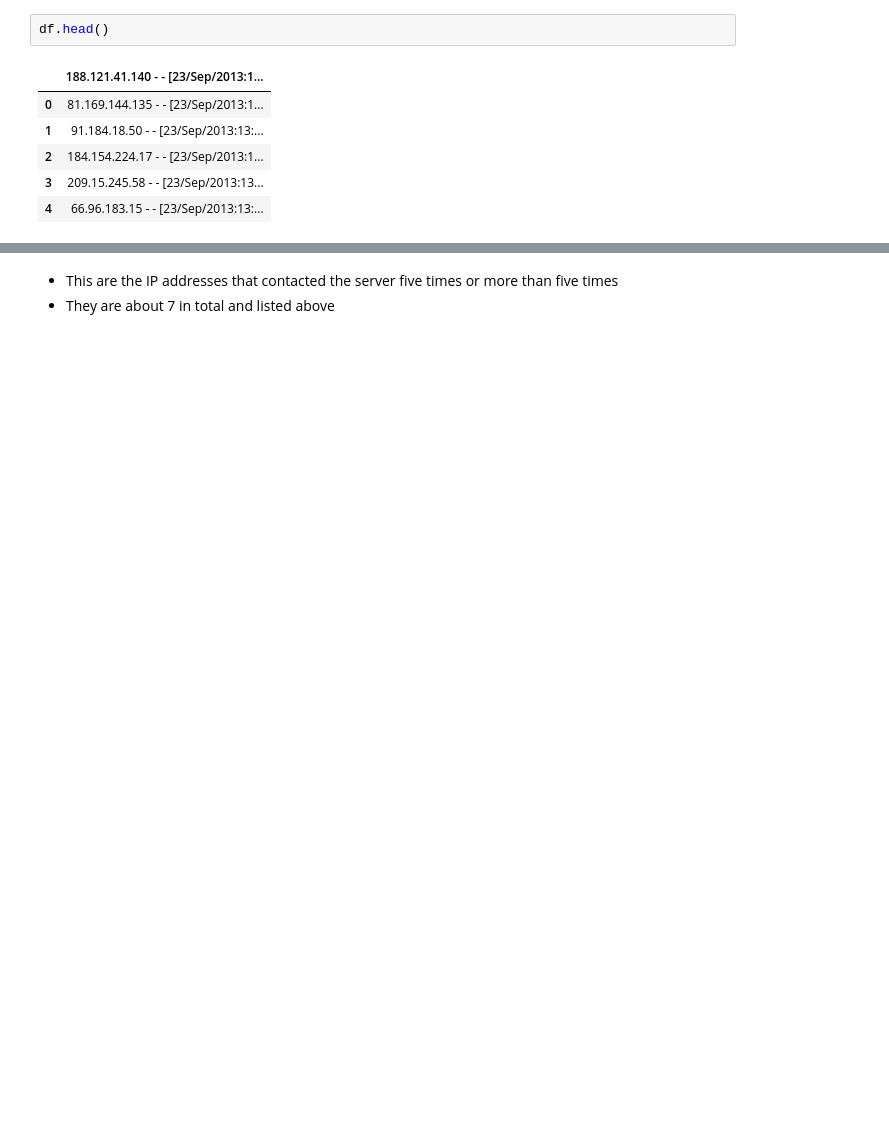
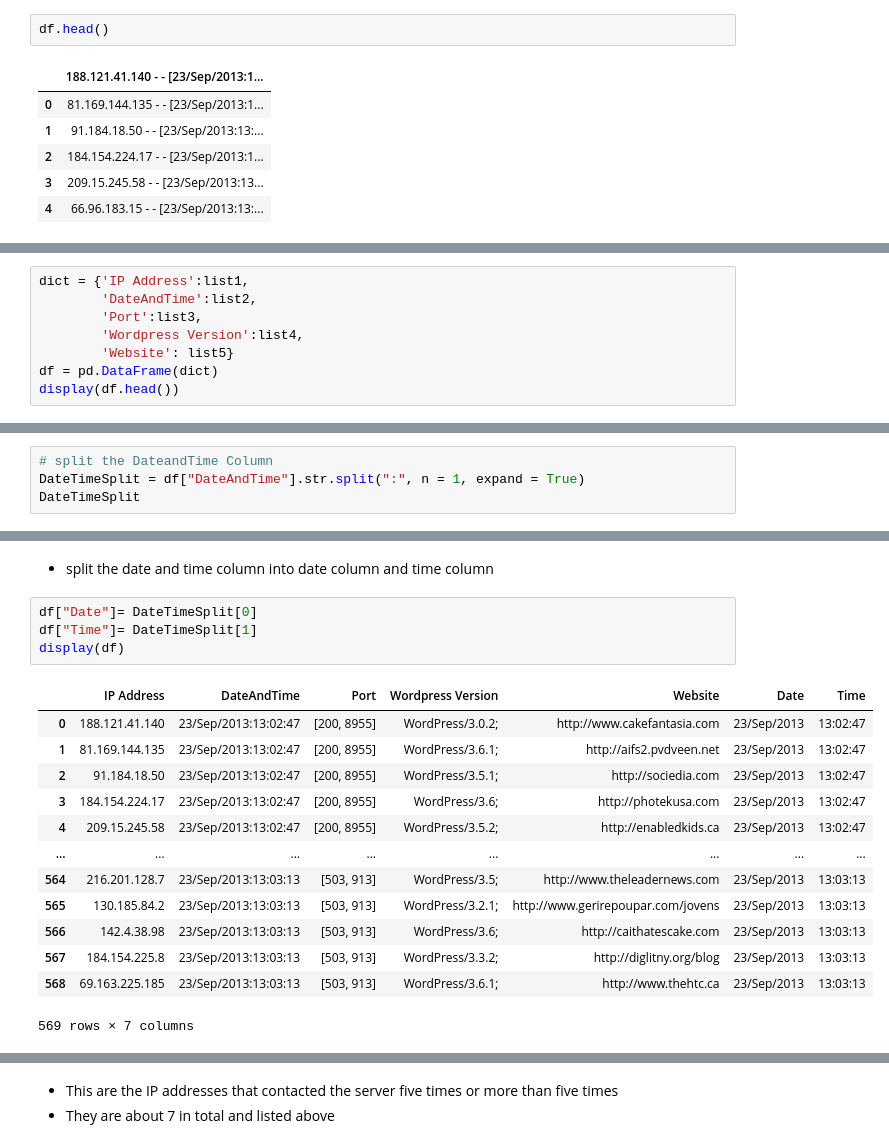
Before and after one commit to intellisenseCodez/EDA-on-Wordpress-DDos-Attack-Log, a Jupyter notebook: wordpress-data-analysis.ipynb, the cells around one changed output, grey strips where cells are left out. Cells and saved outputs as stored; diff of their text form; blank space fills up the shorter version.

```diff
--- a/wordpress-data-analysis.ipynb
+++ b/wordpress-data-analysis.ipynb
@@ -115,0 +72,8 @@ df['Date']= pd.to_datetime(df['Date'])
+# %%
+dict = {'IP Address':list1,
+        'DateAndTime':list2,
+        'Port':list3,
+        'Wordpress Version':list4,
+        'Website': list5}
+df = pd.DataFrame(dict)
+display(df.head())
@@ -115,0 +87,4 @@ df['Date']= pd.to_datetime(df['Date'])
+# %%
+# split the DateandTime Column
+DateTimeSplit = df["DateAndTime"].str.split(":", n = 1, expand = True)
+DateTimeSplit
@@ -115,0 +105,20 @@ df['Date']= pd.to_datetime(df['Date'])
+# %% [markdown]
+* split the date and time column into date column and time column
+# %%
+df["Date"]= DateTimeSplit[0]
+df["Time"]= DateTimeSplit[1]
+display(df)
+# %% [output]
+|  | IP Address | DateAndTime | Port | Wordpress Version | Website | Date | Time |
+| 0 | 188.121.41.140 | 23/Sep/2013:13:02:47 | [200, 8955] | WordPress/3.0.2; | http://www.cakefantasia.com | 23/Sep/2013 | 13:02:47 |
+| 1 | 81.169.144.135 | 23/Sep/2013:13:02:47 | [200, 8955] | WordPress/3.6.1; | http://aifs2.pvdveen.net | 23/Sep/2013 | 13:02:47 |
+| 2 | 91.184.18.50 | 23/Sep/2013:13:02:47 | [200, 8955] | WordPress/3.5.1; | http://sociedia.com | 23/Sep/2013 | 13:02:47 |
+| 3 | 184.154.224.17 | 23/Sep/2013:13:02:47 | [200, 8955] | WordPress/3.6; | http://photekusa.com | 23/Sep/2013 | 13:02:47 |
+| 4 | 209.15.245.58 | 23/Sep/2013:13:02:47 | [200, 8955] | WordPress/3.5.2; | http://enabledkids.ca | 23/Sep/2013 | 13:02:47 |
+| ... | ... | ... | ... | ... | ... | ... | ... |
+| 564 | 216.201.128.7 | 23/Sep/2013:13:03:13 | [503, 913] | WordPress/3.5; | http://www.theleadernews.com | 23/Sep/2013 | 13:03:13 |
+| 565 | 130.185.84.2 | 23/Sep/2013:13:03:13 | [503, 913] | WordPress/3.2.1; | http://www.gerirepoupar.com/jovens | 23/Sep/2013 | 13:03:13 |
+| 566 | 142.4.38.98 | 23/Sep/2013:13:03:13 | [503, 913] | WordPress/3.6; | http://caithatescake.com | 23/Sep/2013 | 13:03:13 |
+| 567 | 184.154.225.8 | 23/Sep/2013:13:03:13 | [503, 913] | WordPress/3.3.2; | http://diglitny.org/blog | 23/Sep/2013 | 13:03:13 |
+| 568 | 69.163.225.185 | 23/Sep/2013:13:03:13 | [503, 913] | WordPress/3.6.1; | http://www.thehtc.ca | 23/Sep/2013 | 13:03:13 |
+569 rows × 7 columns
```
Also changed, not shown: parts of 39 cells of this notebook, 1 other file.
